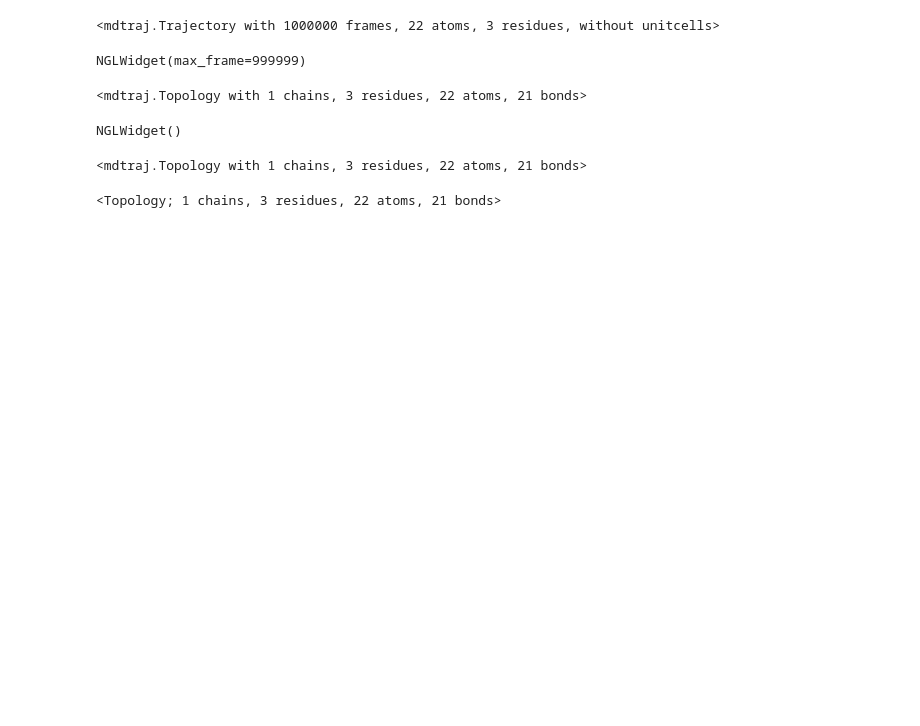
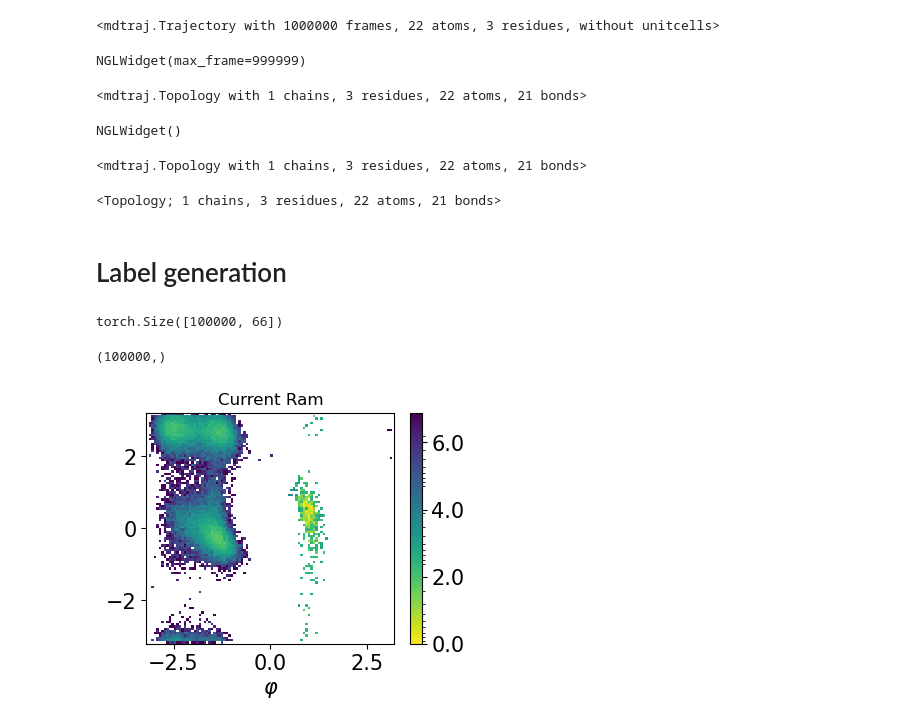
Before and after one commit to seonghyun26/tbg, a Jupyter notebook: data/AD2/state.ipynb, the cells around one changed output. Saved outputs shown, nothing was run; the diff lists cells and outputs as text; code cells hidden in the pictures; blank space fills up the shorter version.

Commit message:
upd - conditional generation test

```diff
--- a/data/AD2/state.ipynb
+++ b/data/AD2/state.ipynb
@@ -65,3 +106,34 @@ topology = dataset.system.mdtraj_topology
 print(topology)
 # %% [output]
 <Topology; 1 chains, 3 residues, 22 atoms, 21 bonds>
+# %% [markdown]
+# Label generation
+# %%
+tbg_data = torch.load("AD2_weighted.pt")
+print(tbg_data.shape)
+# %% [output]
+torch.Size([100000, 66])
+# %%
+tbg_data = tbg_data.reshape(-1, 22, 3)
+phi = compute_dihedral(tbg_data[:, PHI_ANGLE])
+psi = compute_dihedral(tbg_data[:, PSI_ANGLE])
+# %%
+label = np.array([0 if phi < 0 else 1 for phi in phi])
+color = np.array(["red" if phi < 0 else "blue" for phi in phi])
+label.shape
+# %% [output]
+(100000,)
+# %%
+fig, ax = plt.subplots(figsize=(4, 3))
+plot_range = [-3.2, 3.2]
+h, x_bins, y_bins, im = ax.hist2d(phi, psi, 100, norm=LogNorm(), range=[plot_range,plot_range],rasterized=True)
+ticks = np.array([np.exp(-6)*h.max(), np.exp(-4.0)*h.max(),np.exp(-2)*h.max(), h.max()])
+ax.set_title("Current Ram")
+ax.set_xlabel(r"$\varphi$", fontsize=15)
+ax.xaxis.set_tick_params(labelsize=15)
+ax.yaxis.set_tick_params(labelsize=15)
+cbar = fig.colorbar(im, ticks=ticks)
+cbar.ax.set_yticklabels([6.0,4.0,2.0,0.0], fontsize=15)
+cbar.ax.invert_yaxis()
+# %% [output]
+[figure, added]
```
Also changed, not shown: parts of 11 cells of this notebook, 10 other files.
